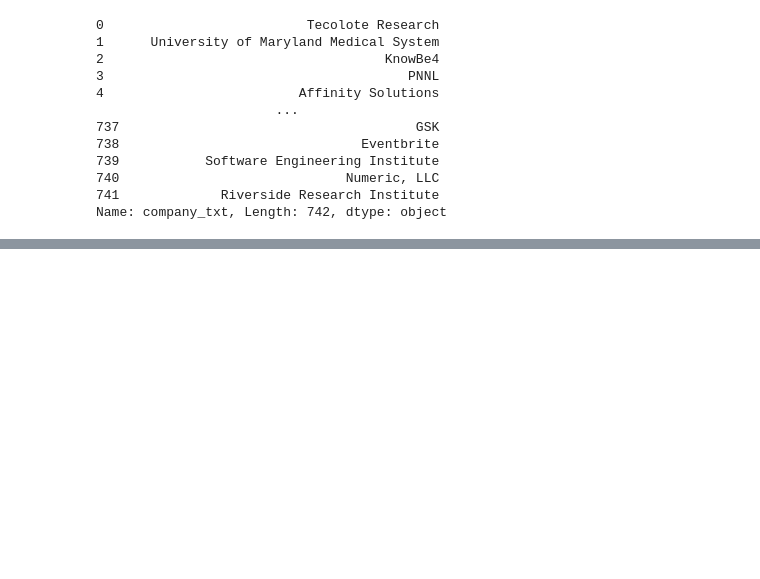
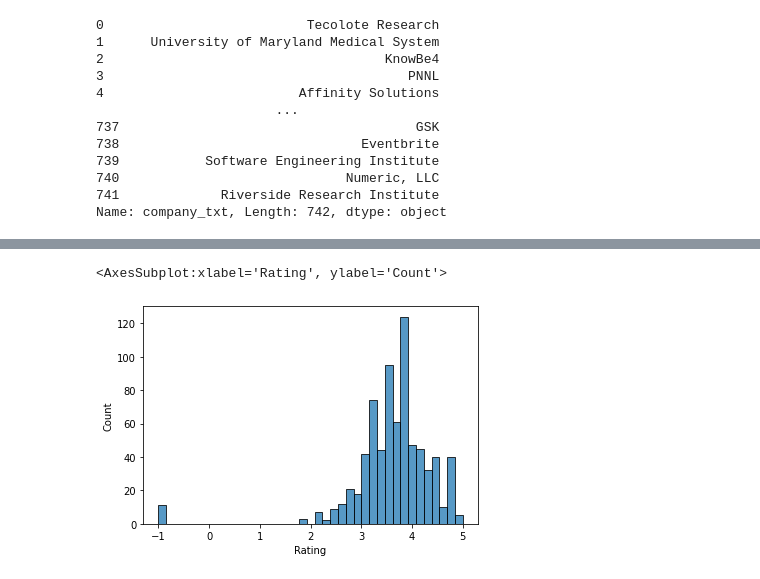
Before and after one commit to vaishnav22/glassdoor_dataScience, a Jupyter notebook: EDA.ipynb, the cells around one changed output, grey strips where cells are left out. Cells and saved outputs as stored; diff of their text form; code cells hidden in the pictures; blank space fills up the shorter version.

```diff
--- a/EDA.ipynb
+++ b/EDA.ipynb
@@ -210,0 +236,6 @@ Name: company_txt, Length: 742, dtype: object
+# %%
+# histogram of Rating
+sns.histplot(df['Rating'])
+# %% [output]
+<AxesSubplot:xlabel='Rating', ylabel='Count'>
+[figure, added]
```
Also changed, not shown: parts of 12 cells of this notebook.
